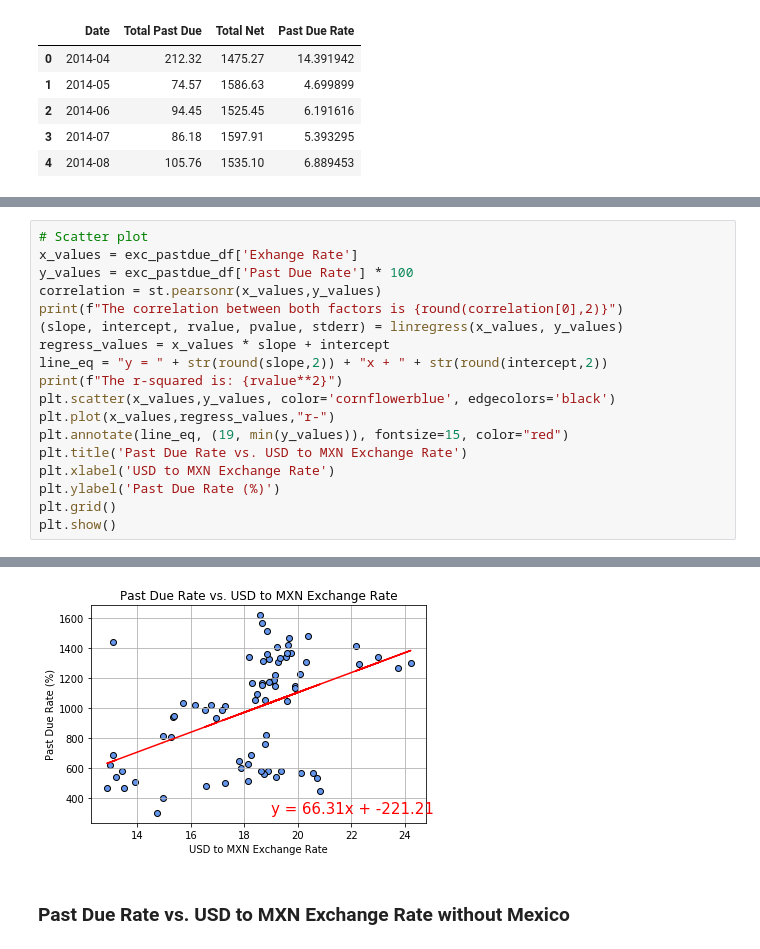
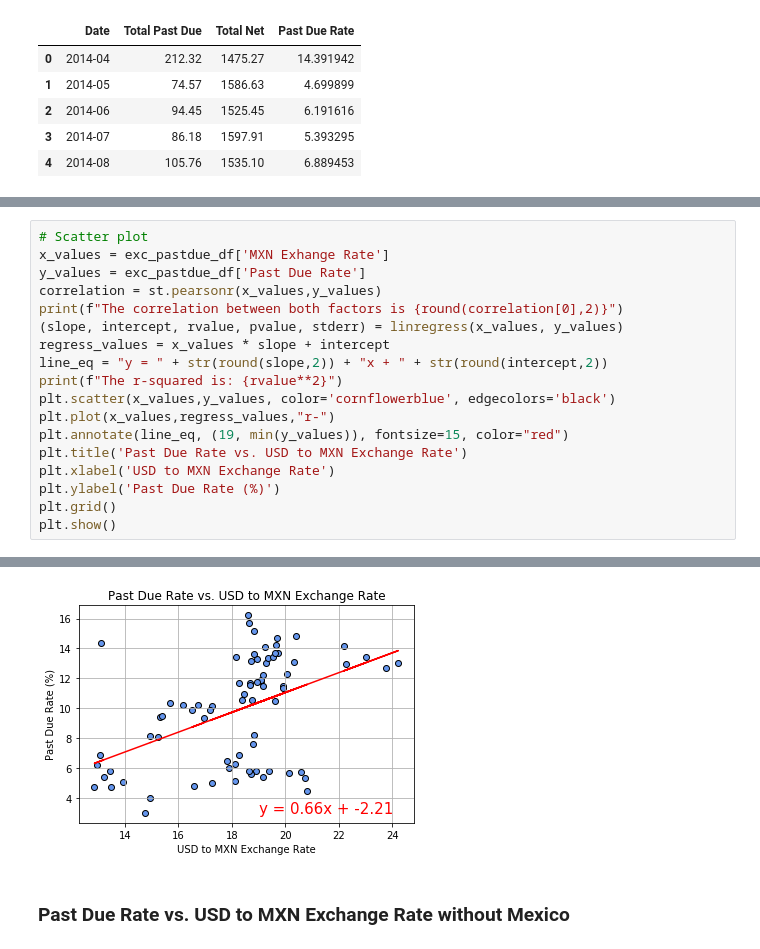
Before and after one commit to SergioGL8/P1---Digging-deep-in-past-due-patterns-, a Jupyter notebook: explore_visual.ipynb, the cells around one changed output, grey strips where cells are left out. Cells and saved outputs as stored; diff of their text form.

```diff
--- a/explore_visual.ipynb
+++ b/explore_visual.ipynb
@@ -523,7 +523,7 @@ exc_pastdue_df.head()
 # %%
 # Scatter plot
-x_values = exc_pastdue_df['Exhange Rate']
-y_values = exc_pastdue_df['Past Due Rate'] * 100
+x_values = exc_pastdue_df['MXN Exhange Rate']
+y_values = exc_pastdue_df['Past Due Rate']
 correlation = st.pearsonr(x_values,y_values)
 print(f"The correlation between both factors is {round(correlation[0],2)}")
 (slope, intercept, rvalue, pvalue, stderr) = linregress(x_values, y_values)
@@ -544,4 +544,4 @@ The r-squared is: 0.21536568886207355
-[figure, old version]
+[figure, new version]
 # %% [markdown]
 ### Past Due Rate vs. USD to MXN Exchange Rate without Mexico
 # %%
```
Also changed, not shown: parts of 25 cells of this notebook.
